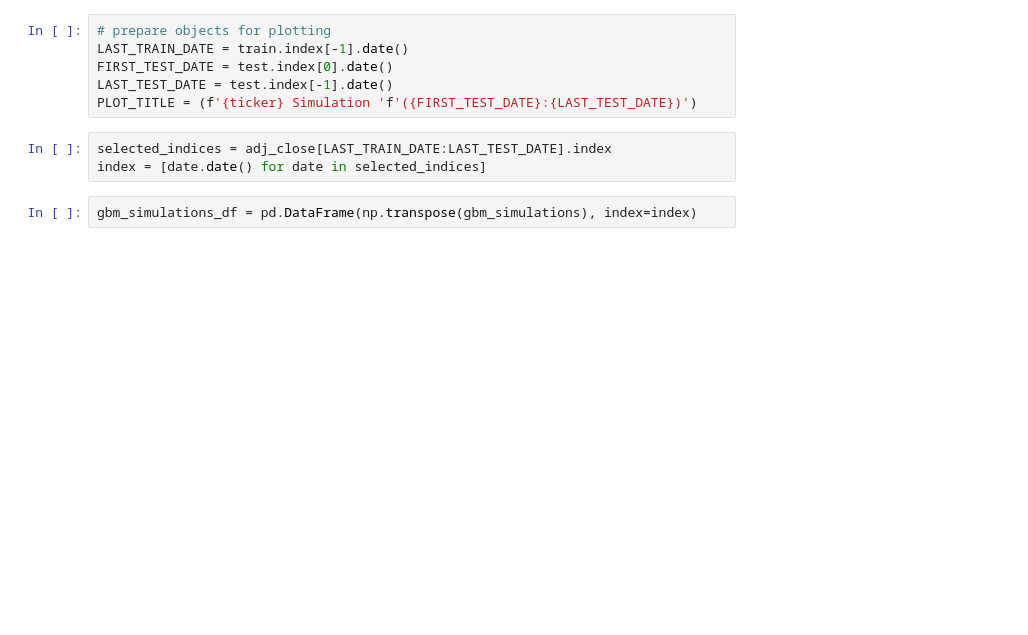
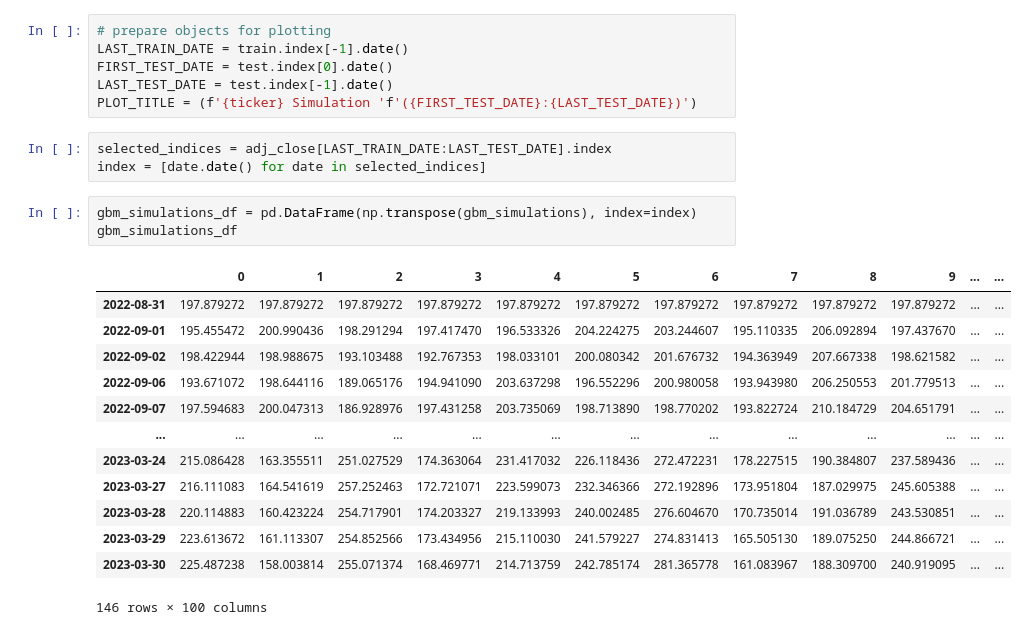
Before and after one commit to jcgr11/GBM-Simulations, a Jupyter notebook: visa_gbm.ipynb, the cells around one changed output. Saved outputs shown, nothing was run; the diff lists cells and outputs as text; blank space fills up the shorter version.

```diff
--- a/visa_gbm.ipynb
+++ b/visa_gbm.ipynb
@@ -49,3 +127,18 @@ selected_indices = adj_close[LAST_TRAIN_DATE:LAST_TEST_DATE].index
 index = [date.date() for date in selected_indices]
 # %%
 gbm_simulations_df = pd.DataFrame(np.transpose(gbm_simulations), index=index)
+gbm_simulations_df
+# %% [output]
+|  | 0 | 1 | 2 | 3 | 4 | 5 | 6 | 7 | 8 | 9 | ... | ... |
+| 2022-08-31 | 197.879272 | 197.879272 | 197.879272 | 197.879272 | 197.879272 | 197.879272 | 197.879272 | 197.879272 | 197.879272 | 197.879272 | ... | ... |
+| 2022-09-01 | 195.455472 | 200.990436 | 198.291294 | 197.417470 | 196.533326 | 204.224275 | 203.244607 | 195.110335 | 206.092894 | 197.437670 | ... | ... |
+| 2022-09-02 | 198.422944 | 198.988675 | 193.103488 | 192.767353 | 198.033101 | 200.080342 | 201.676732 | 194.363949 | 207.667338 | 198.621582 | ... | ... |
+| 2022-09-06 | 193.671072 | 198.644116 | 189.065176 | 194.941090 | 203.637298 | 196.552296 | 200.980058 | 193.943980 | 206.250553 | 201.779513 | ... | ... |
+| 2022-09-07 | 197.594683 | 200.047313 | 186.928976 | 197.431258 | 203.735069 | 198.713890 | 198.770202 | 193.822724 | 210.184729 | 204.651791 | ... | ... |
+| ... | ... | ... | ... | ... | ... | ... | ... | ... | ... | ... | ... | ... |
+| 2023-03-24 | 215.086428 | 163.355511 | 251.027529 | 174.363064 | 231.417032 | 226.118436 | 272.472231 | 178.227515 | 190.384807 | 237.589436 | ... | ... |
+| 2023-03-27 | 216.111083 | 164.541619 | 257.252463 | 172.721071 | 223.599073 | 232.346366 | 272.192896 | 173.951804 | 187.029975 | 245.605388 | ... | ... |
+| 2023-03-28 | 220.114883 | 160.423224 | 254.717901 | 174.203327 | 219.133993 | 240.002485 | 276.604670 | 170.735014 | 191.036789 | 243.530851 | ... | ... |
+| 2023-03-29 | 223.613672 | 161.113307 | 254.852566 | 173.434956 | 215.110030 | 241.579227 | 274.831413 | 165.505130 | 189.075250 | 244.866721 | ... | ... |
+| 2023-03-30 | 225.487238 | 158.003814 | 255.071374 | 168.469771 | 214.713759 | 242.785174 | 281.365778 | 161.083967 | 188.309700 | 240.919095 | ... | ... |
+146 rows × 100 columns
```
Also changed, not shown: parts of 10 cells of this notebook.
